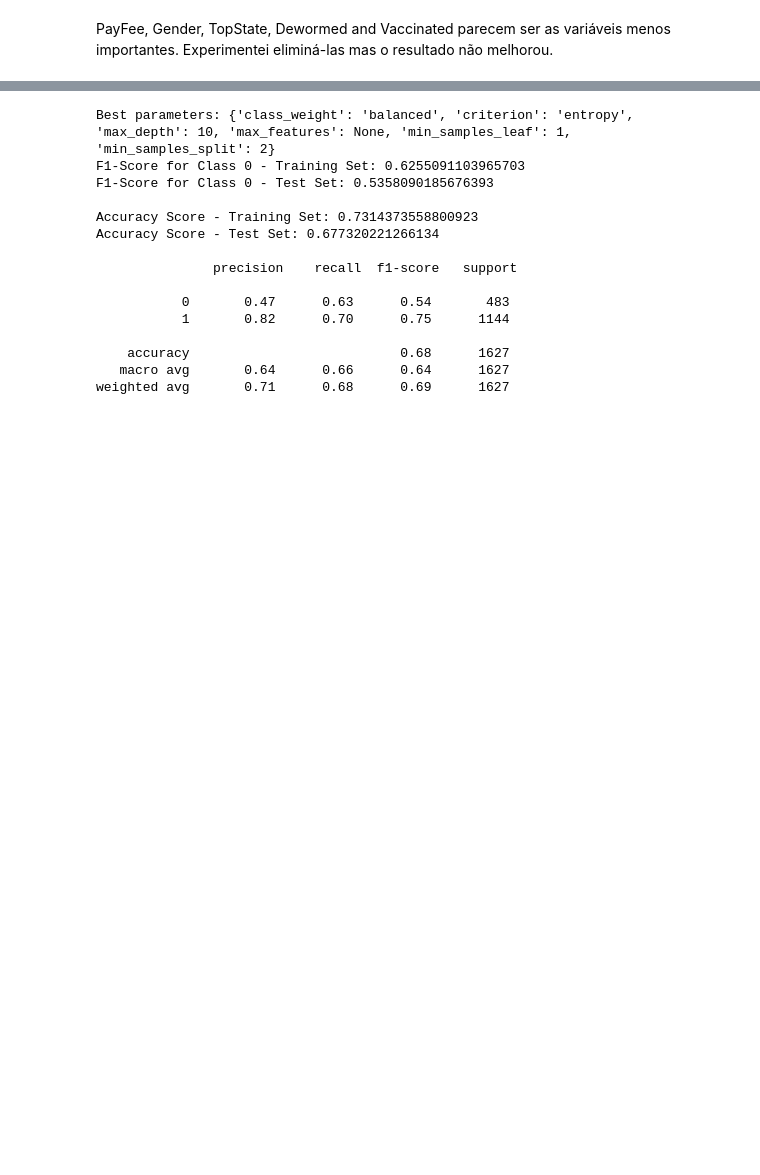
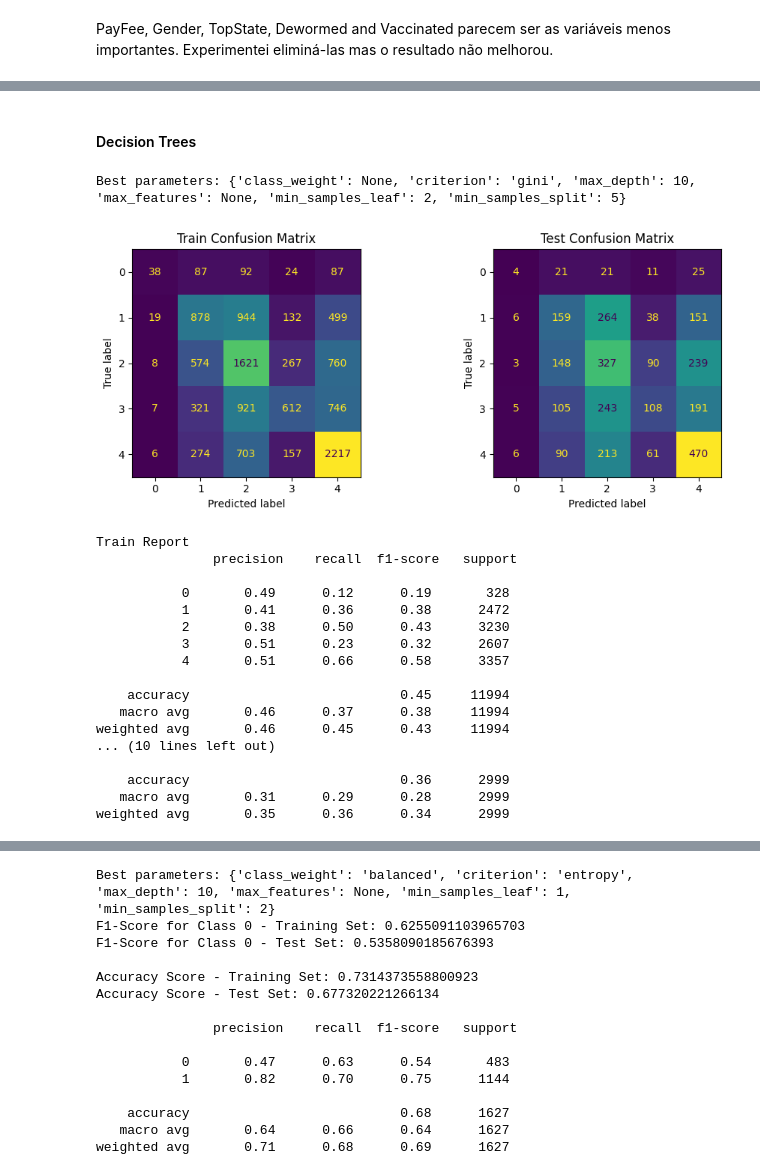
Before and after one commit to BolachinhaAmericana/MSc-MachineLearning, a Jupyter notebook: AA_202425_Project_ASM_V2.ipynb, the cells around one changed output, grey strips where cells are left out. Cells and saved outputs as stored; diff of their text form; code cells hidden in the pictures; blank space fills up the shorter version.

Commit message:
Supervised Learning Tasks - Multiclass added

```diff
--- a/AA_202425_Project_ASM_V2.ipynb
+++ b/AA_202425_Project_ASM_V2.ipynb
@@ -1451,0 +1561,11 @@ PayFee, Gender, TopState, Dewormed and Vaccinated parecem ser as variáveis meno
+# %%
+model = SVC(random_state=seed)
+
+param_grid = {
+    'C': [0.1, 1, 10],  # Regularization parameter
+    'kernel': ['linear', 'rbf'],  # Kernel types
+    'gamma': ['scale', 'auto'],  # Kernel coefficient for 'rbf', 'poly', and 'sigmoid'
+    'class_weight': [None, 'balanced']  # Handling class imbalance
+}
+
+svm = model_evaluation(1, X_train, X_test, y_train, y_test, model, param_grid)
@@ -1451,0 +1644,6 @@ PayFee, Gender, TopState, Dewormed and Vaccinated parecem ser as variáveis meno
+# %%
+Y = df['AdoptionSpeed'].copy()
+# %%
+#the split is stratified (maintaining class proportions in train and test)
+X_train, X_test, y_train, y_test = train_test_split(X_enc_sca, Y, test_size=0.2, random_state=seed, stratify=Y)
+print(pd.Series(y_train).value_counts(normalize=True))
@@ -1451,0 +1658,34 @@ PayFee, Gender, TopState, Dewormed and Vaccinated parecem ser as variáveis meno
+# %% [markdown]
+#### Decision Trees
+# %%
+model = tree.DecisionTreeClassifier(random_state=seed)
+param_grid = {
+    'max_depth': [5, 10, 15, 20, None],
+    'min_samples_split': [2, 5, 10],
+    'min_samples_leaf': [1, 2, 4],
+    'criterion': ['gini', 'entropy'],
+    'max_features': [None, 'sqrt', 'log2'],
+    'class_weight': [None, 'balanced']
+}
+# %%
+dt = multiclass_model_evaluation(1, X_train, X_test, y_train, y_test, model, param_grid)
+# %% [output]
+Best parameters: {'class_weight': None, 'criterion': 'gini', 'max_depth': 10, 'max_features': None, 'min_samples_leaf': 2, 'min_samples_split': 5}
+[figure, added]
+Train Report
+               precision    recall  f1-score   support
+
+           0       0.49      0.12      0.19       328
+           1       0.41      0.36      0.38      2472
+           2       0.38      0.50      0.43      3230
+           3       0.51      0.23      0.32      2607
+           4       0.51      0.66      0.58      3357
+
+    accuracy                           0.45     11994
+   macro avg       0.46      0.37      0.38     11994
+weighted avg       0.46      0.45      0.43     11994
+... (10 lines left out)
+
+    accuracy                           0.36      2999
+   macro avg       0.31      0.29      0.28      2999
+weighted avg       0.35      0.36      0.34      2999
```
Also changed, not shown: parts of 57 cells of this notebook.
